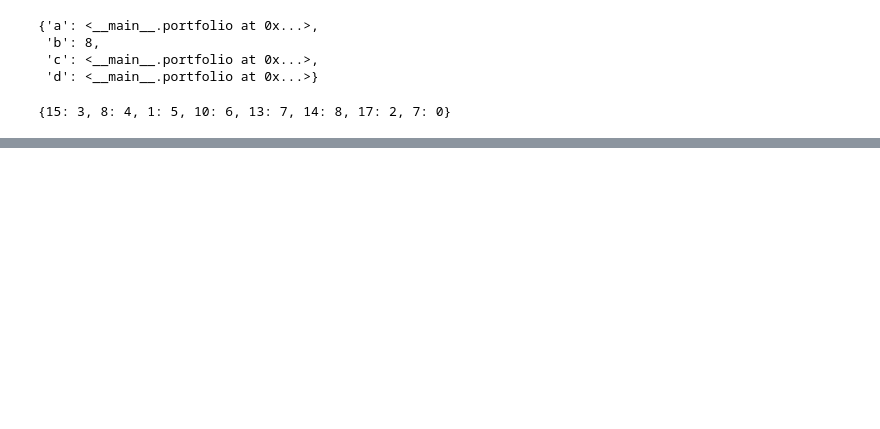
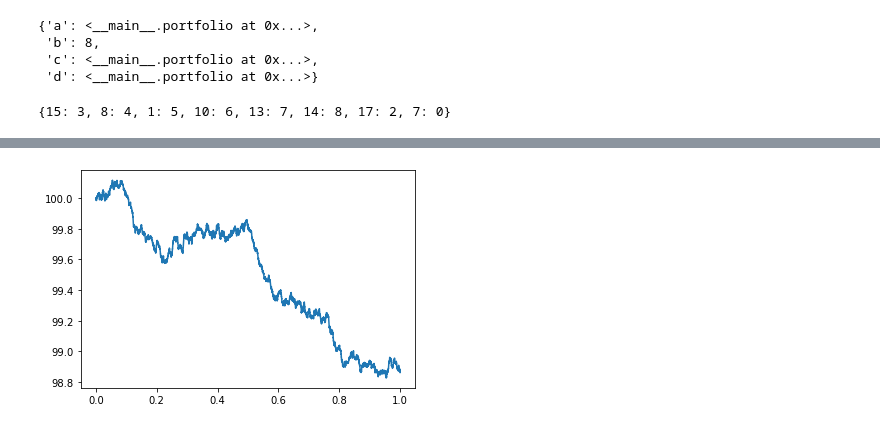
Before and after one commit to braedyn-au/StockMarketCascades, a Jupyter notebook: portfolio draft.ipynb, the cells around one changed output, grey strips where cells are left out. Saved outputs shown, nothing was run; the diff lists cells and outputs as text; code cells hidden in the pictures; blank space fills up the shorter version.

```diff
--- a/portfolio draft.ipynb
+++ b/portfolio draft.ipynb
@@ -9,3 +6,12 @@ stockPool = np.random.random((100,8192))
+# %%
+#stockPool is a huge array, good memory??
+
+# 8192 minutes
+# 5 day week = 7200 minutes
+# use first 992 for steady state mean
+
+stockPool = np.loadtxt('./fbm/fbm20uni.txt')
+stockPool = stockPool[1:]
 # %%
 class portfolio:
 
@@ -268,0 +272,8 @@ buyer.weights
+# %%
+#for i in stockPool:
+#    plt.plot(np.linspace(0,1,2**13+1)[100:],i[100:])
+
+plt.plot(np.linspace(0,1,2**13+1),stockPool[16])
+plt.show()
+# %% [output]
+[figure, added]
```
Also changed, not shown: parts of 12 cells of this notebook.
